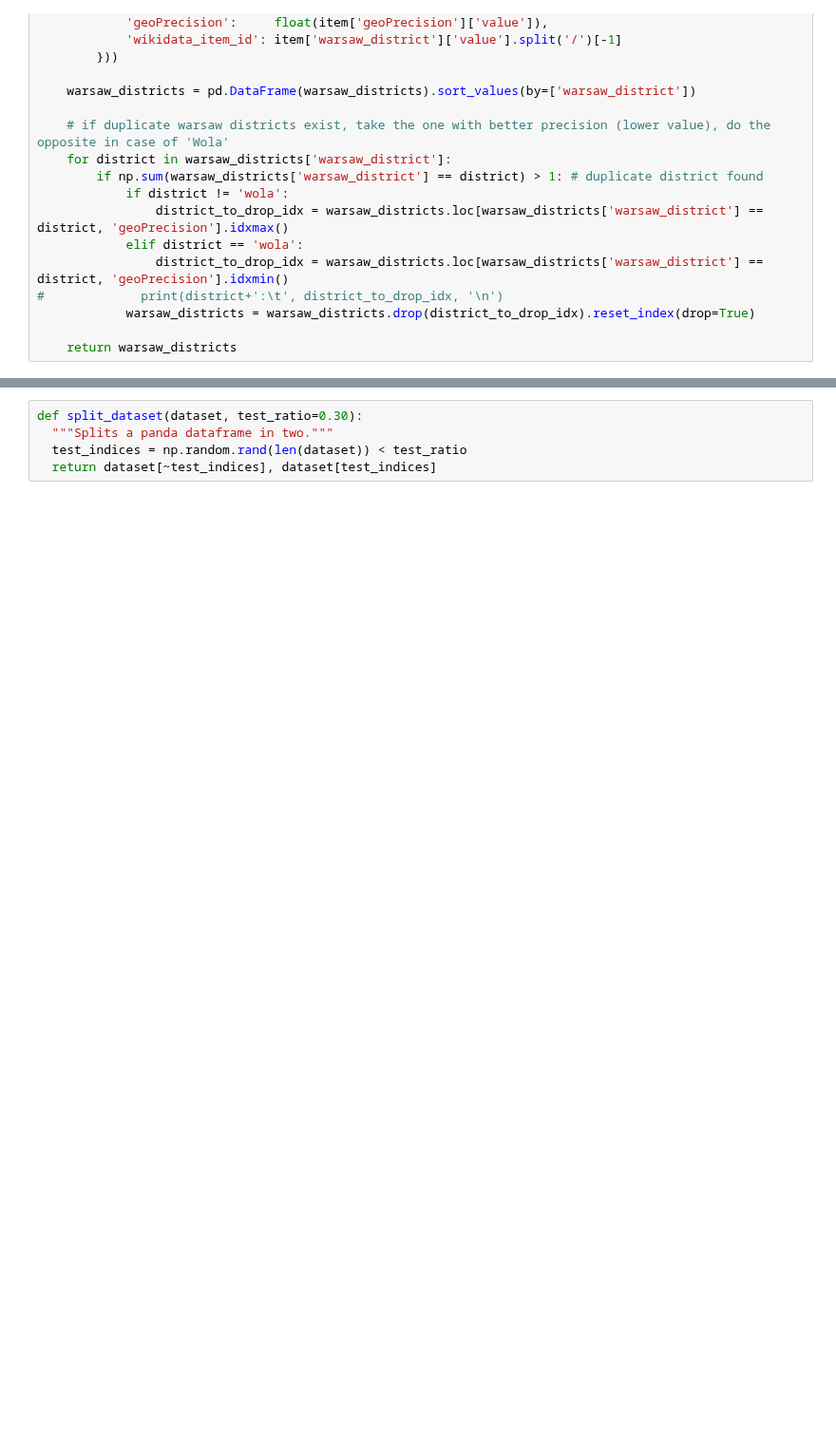
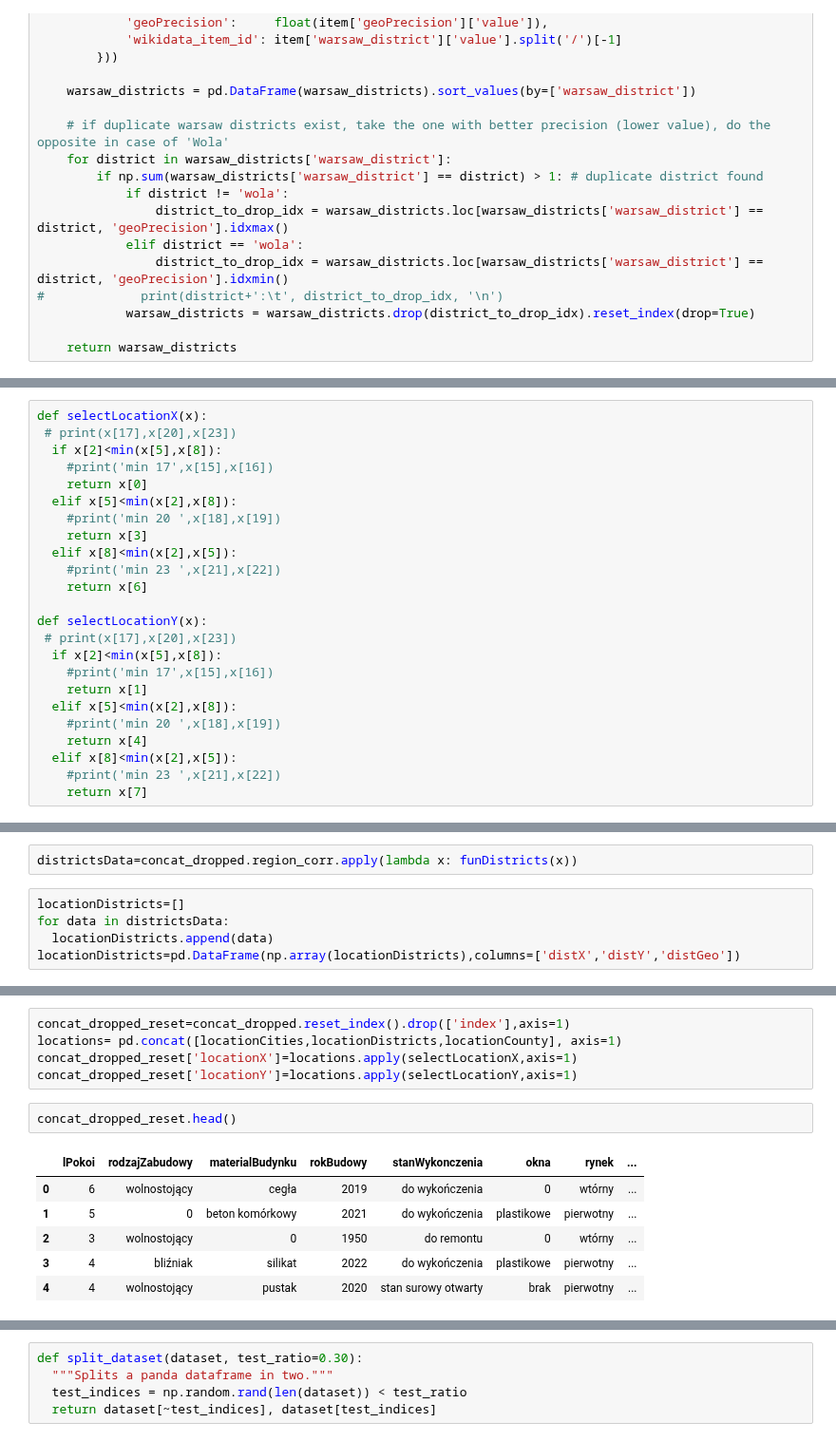
Before and after one commit to KacperGrodecki/Masovian-real-estate, a Jupyter notebook: mazowieckie_colab.ipynb, the cells around one changed output, grey strips where cells are left out. Shown at 95% size. Drawn from its saved outputs; the diff is of its cells as text; blank space fills up the shorter version.

```diff
--- a/mazowieckie_colab.ipynb
+++ b/mazowieckie_colab.ipynb
@@ -350,0 +462,24 @@ pd_x_tr.head()
+# %%
+def selectLocationX(x):
+ # print(x[17],x[20],x[23])
+  if x[2]<min(x[5],x[8]):
+    #print('min 17',x[15],x[16])
+    return x[0]
+  elif x[5]<min(x[2],x[8]):
+    #print('min 20 ',x[18],x[19])
+    return x[3]
+  elif x[8]<min(x[2],x[5]):
+    #print('min 23 ',x[21],x[22])
+    return x[6]
+
+def selectLocationY(x):
+ # print(x[17],x[20],x[23])
+  if x[2]<min(x[5],x[8]):
+    #print('min 17',x[15],x[16])
+    return x[1]
+  elif x[5]<min(x[2],x[8]):
+    #print('min 20 ',x[18],x[19])
+    return x[4]
+  elif x[8]<min(x[2],x[5]):
+    #print('min 23 ',x[21],x[22])
+    return x[7]
@@ -350,0 +505,7 @@ pd_x_tr.head()
+# %%
+districtsData=concat_dropped.region_corr.apply(lambda x: funDistricts(x))
+# %%
+locationDistricts=[]
+for data in districtsData:
+  locationDistricts.append(data)
+locationDistricts=pd.DataFrame(np.array(locationDistricts),columns=['distX','distY','distGeo'])
@@ -350,0 +528,14 @@ pd_x_tr.head()
+# %%
+concat_dropped_reset=concat_dropped.reset_index().drop(['index'],axis=1)
+locations= pd.concat([locationCities,locationDistricts,locationCounty], axis=1)
+concat_dropped_reset['locationX']=locations.apply(selectLocationX,axis=1)
+concat_dropped_reset['locationY']=locations.apply(selectLocationY,axis=1)
+# %%
+concat_dropped_reset.head()
+# %% [output]
+|  | lPokoi | rodzajZabudowy | materialBudynku | rokBudowy | stanWykonczenia | okna | rynek | ... |
+| 0 | 6 | wolnostojący | cegła | 2019 | do wykończenia | 0 | wtórny | ... |
+| 1 | 5 | 0 | beton komórkowy | 2021 | do wykończenia | plastikowe | pierwotny | ... |
+| 2 | 3 | wolnostojący | 0 | 1950 | do remontu | 0 | wtórny | ... |
+| 3 | 4 | bliźniak | silikat | 2022 | do wykończenia | plastikowe | pierwotny | ... |
+| 4 | 4 | wolnostojący | pustak | 2020 | stan surowy otwarty | brak | pierwotny | ... |
```
Also changed, not shown: parts of 66 cells of this notebook.
